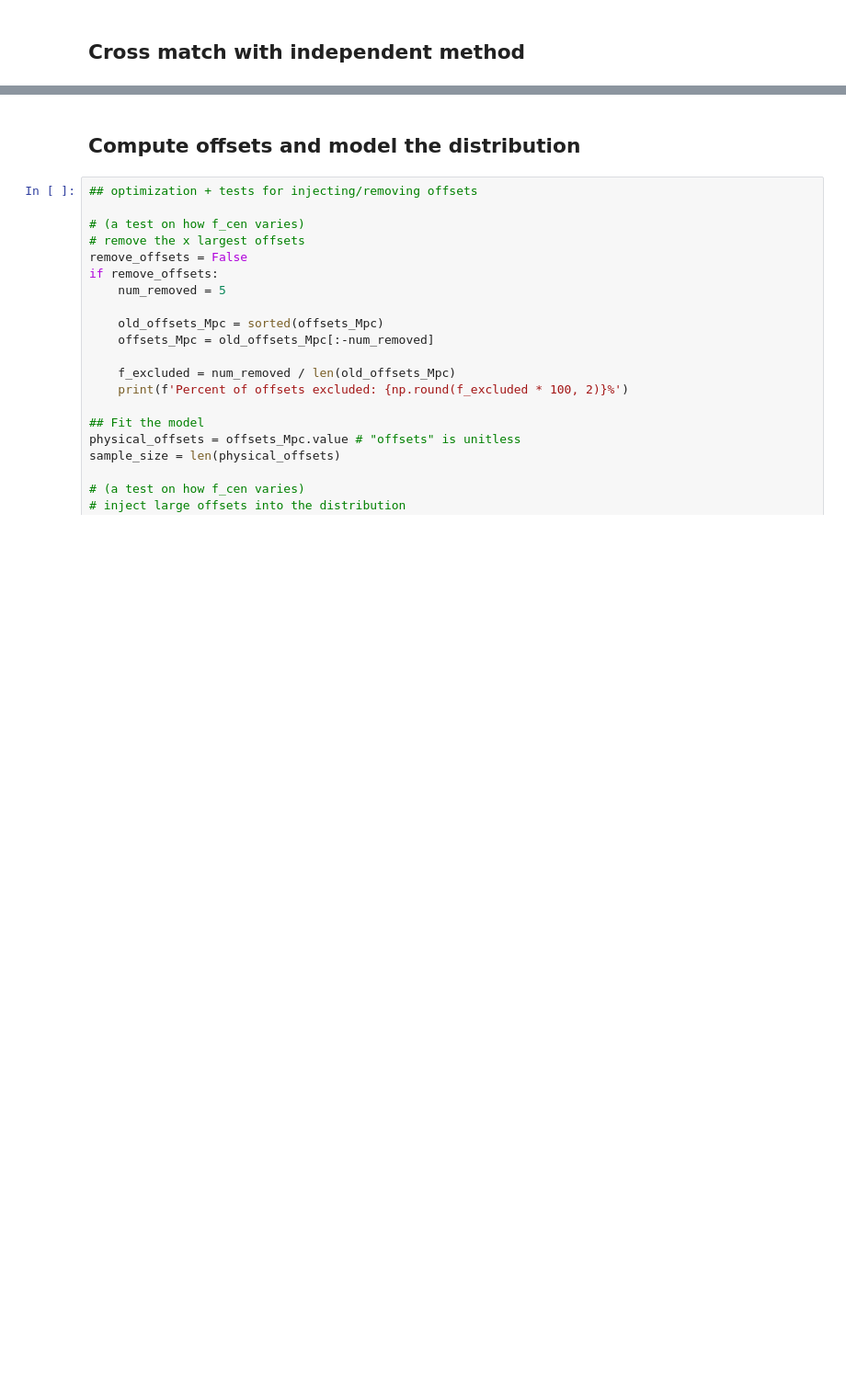
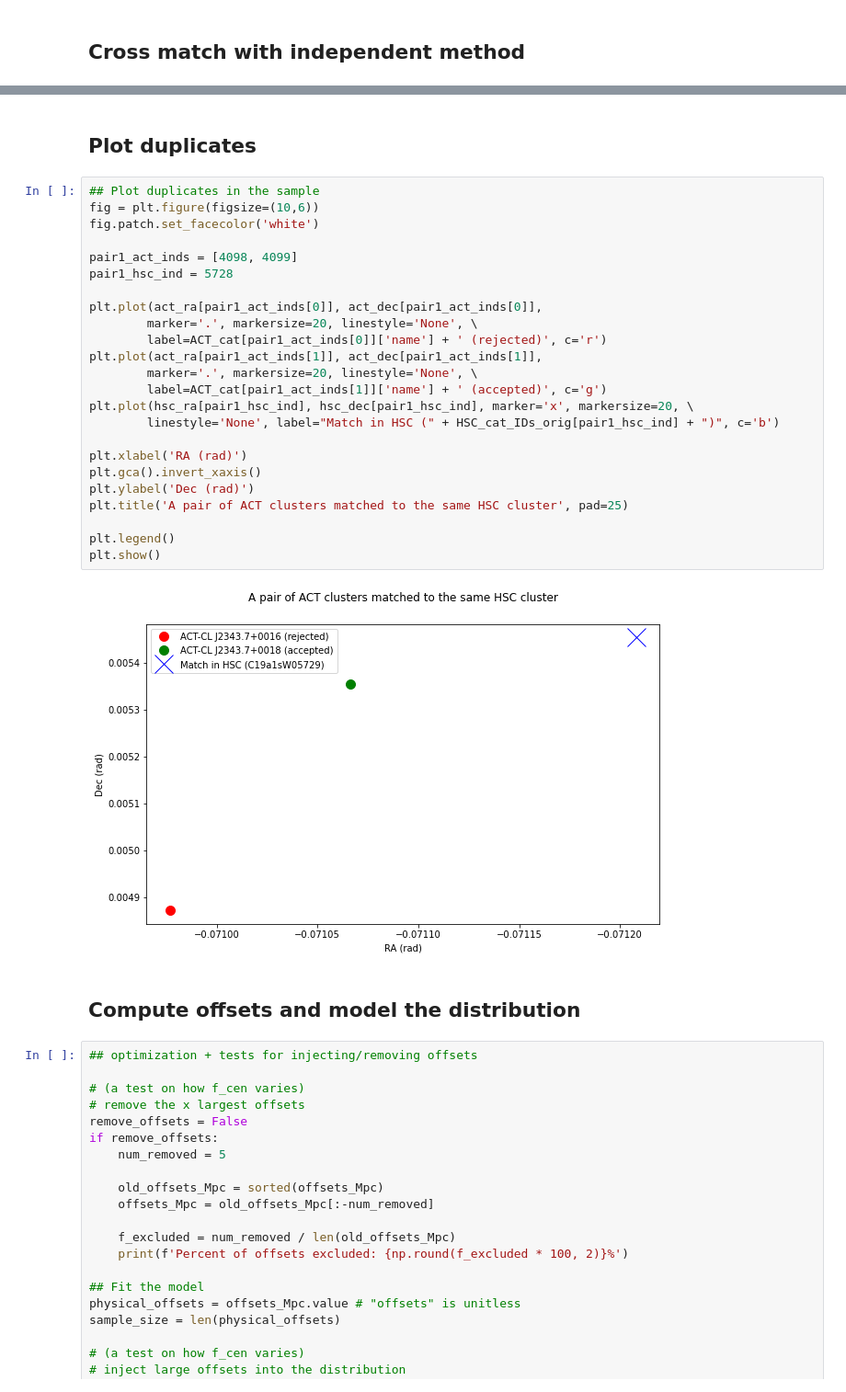
Before and after one commit to Jupiter1994/hsc-miscentering, a Jupyter notebook: HSC_ACT_Offset_Distribution.ipynb, the cells around one changed output, grey strips where cells are left out. Shown at 92% size. Drawn from its saved outputs; the diff is of its cells as text; blank space fills up the shorter version.

Commit message:
reordered crossmatch steps, redid duplicates

```diff
--- a/HSC_ACT_Offset_Distribution.ipynb
+++ b/HSC_ACT_Offset_Distribution.ipynb
@@ -439,4 +432,32 @@ Size of preliminary sample: 191
 Size of final sample: 186
+# %% [markdown]
+## Plot duplicates
+# %%
+## Plot duplicates in the sample
+fig = plt.figure(figsize=(10,6))
+fig.patch.set_facecolor('white')
+
+pair1_act_inds = [4098, 4099]
+pair1_hsc_ind = 5728
+
+plt.plot(act_ra[pair1_act_inds[0]], act_dec[pair1_act_inds[0]],
+        marker='.', markersize=20, linestyle='None', \
+        label=ACT_cat[pair1_act_inds[0]]['name'] + ' (rejected)', c='r')
+plt.plot(act_ra[pair1_act_inds[1]], act_dec[pair1_act_inds[1]],
+        marker='.', markersize=20, linestyle='None', \
+        label=ACT_cat[pair1_act_inds[1]]['name'] + ' (accepted)', c='g')
+plt.plot(hsc_ra[pair1_hsc_ind], hsc_dec[pair1_hsc_ind], marker='x', markersize=20, \
+        linestyle='None', label="Match in HSC (" + HSC_cat_IDs_orig[pair1_hsc_ind] + ")", c='b')
+
+plt.xlabel('RA (rad)')
+plt.gca().invert_xaxis()
+plt.ylabel('Dec (rad)')
+plt.title('A pair of ACT clusters matched to the same HSC cluster', pad=25)
+
+plt.legend()
+plt.show()
+# %% [output]
+[figure, added]
 # %% [markdown]
 ## Compute offsets and model the distribution
 # %%
```
Also changed, not shown: parts of 3 cells of this notebook, 5 other files.
